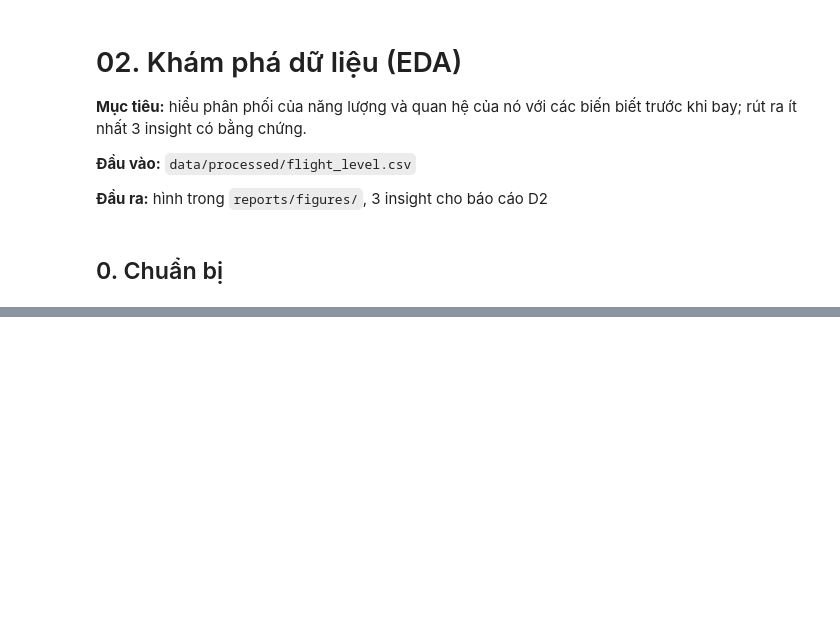
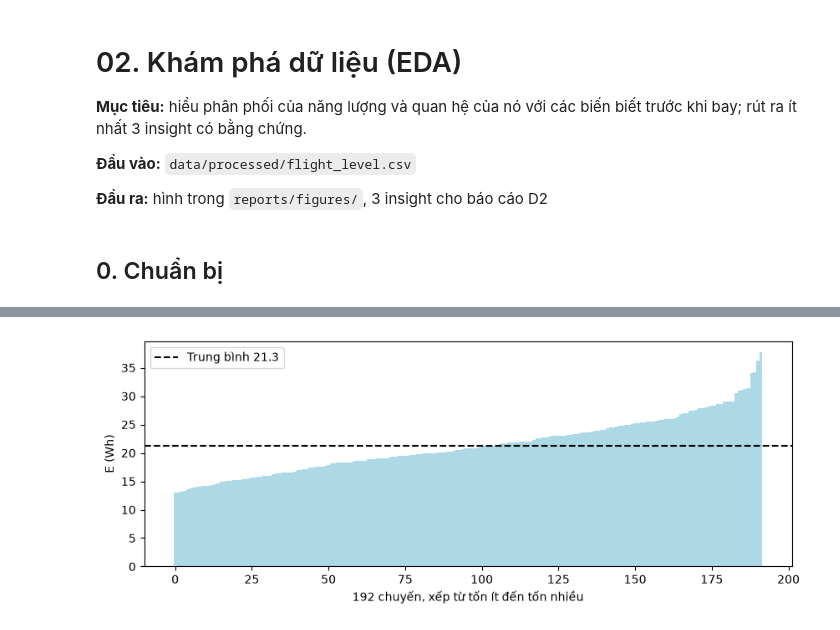
Before and after one commit to viewer22/DTA, a Jupyter notebook: notebooks/02_eda.ipynb, the cells around one changed output, grey strips where cells are left out. Saved outputs shown, nothing was run; the diff lists cells and outputs as text; code cells hidden in the pictures; blank space fills up the shorter version.

Commit message:
Notebook 02 EDA va 03 baseline, cap nhat notebook 01
Co-Authored-By: Claude Opus 5.5 <noreply@anthropic.com>
Claude-Session: https://claude.ai/code/session_015soC9FEAXLBzscprPkzwK7

```diff
--- a/notebooks/02_eda.ipynb
+++ b/notebooks/02_eda.ipynb
@@ -27,0 +25,5 @@ SEED = 301
+# %%
+# Bảng một chuyến một dòng, đã làm sạch ở notebook 01
+df = pd.read_csv(PROCESSED / "flight_level.csv")
+print("Kích thước:", df.shape)
+df.head()
@@ -32,0 +97,11 @@ SEED = 301
+# %%
+e = df["E_Wh"].sort_values().values
+plt.figure(figsize=(10, 3.5))
+plt.bar(range(len(e)), e, width=1, color="lightblue")
+plt.axhline(e.mean(), color="black", linestyle="--", label=f"Trung bình {e.mean():.1f}")
+plt.xlabel("192 chuyến, xếp từ tốn ít đến tốn nhiều")
+plt.ylabel("E (Wh)")
+plt.legend()
+plt.show()
+# %% [output]
+[figure, added]
```
Also changed, not shown: parts of 37 cells of this notebook, 13 other files.
